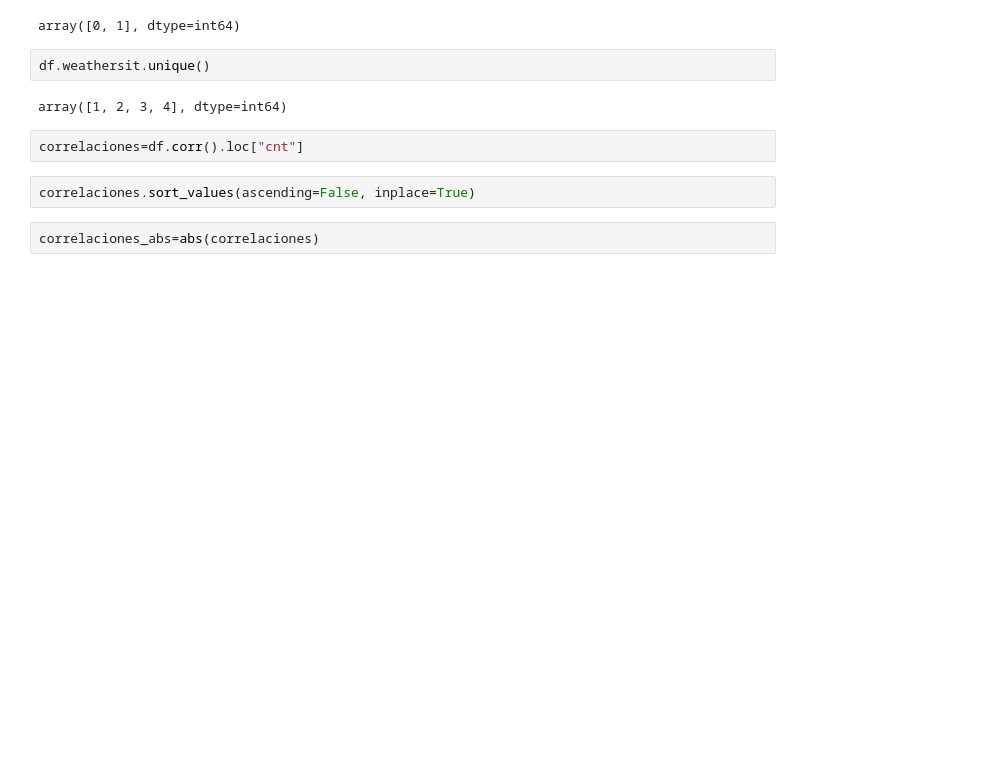
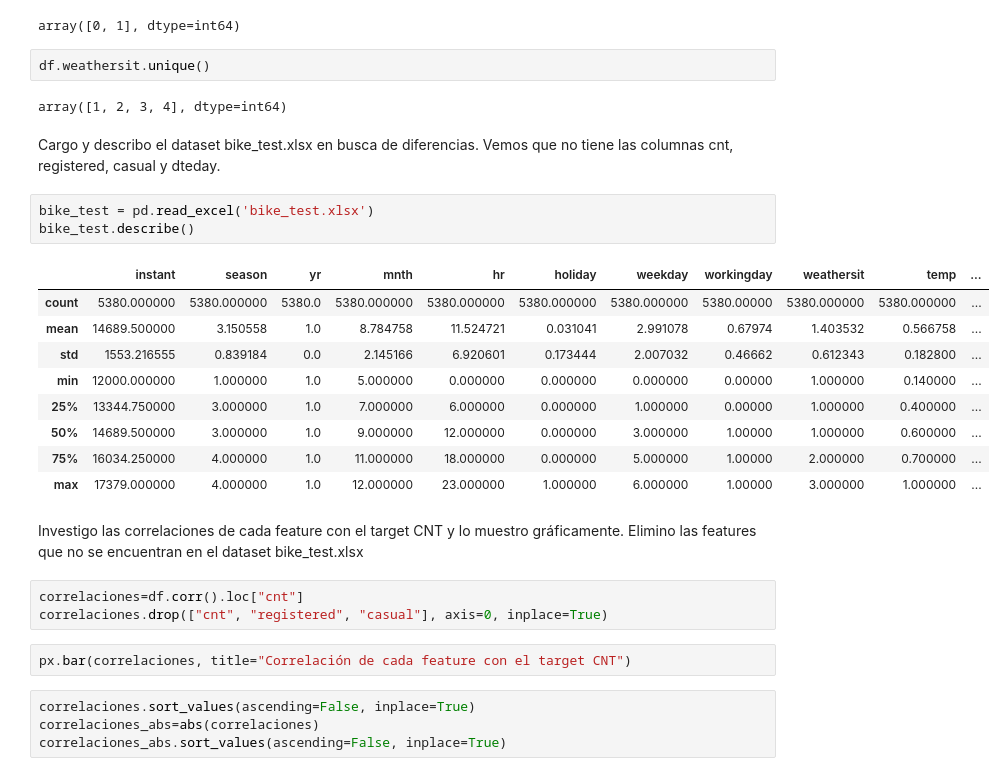
Before and after one commit to dfrankram/Datathon, a Jupyter notebook: EDA.ipynb, the cells around one changed output. Saved outputs shown, nothing was run; the diff lists cells and outputs as text; blank space fills up the shorter version.

```diff
--- a/EDA.ipynb
+++ b/EDA.ipynb
@@ -104,9 +107,29 @@ array([0, 1], dtype=int64)
 df.weathersit.unique()
 # %% [output]
 array([1, 2, 3, 4], dtype=int64)
+# %% [markdown]
+Cargo y describo el dataset bike_test.xlsx en busca de diferencias. Vemos que no tiene las columnas cnt, registered, casual y dteday.
+# %%
+bike_test = pd.read_excel('bike_test.xlsx')
+bike_test.describe()
+# %% [output]
+|  | instant | season | yr | mnth | hr | holiday | weekday | workingday | weathersit | temp | ... |
+| count | 5380.000000 | 5380.000000 | 5380.0 | 5380.000000 | 5380.000000 | 5380.000000 | 5380.000000 | 5380.00000 | 5380.000000 | 5380.000000 | ... |
+| mean | 14689.500000 | 3.150558 | 1.0 | 8.784758 | 11.524721 | 0.031041 | 2.991078 | 0.67974 | 1.403532 | 0.566758 | ... |
+| std | 1553.216555 | 0.839184 | 0.0 | 2.145166 | 6.920601 | 0.173444 | 2.007032 | 0.46662 | 0.612343 | 0.182800 | ... |
+| min | 12000.000000 | 1.000000 | 1.0 | 5.000000 | 0.000000 | 0.000000 | 0.000000 | 0.00000 | 1.000000 | 0.140000 | ... |
+| 25% | 13344.750000 | 3.000000 | 1.0 | 7.000000 | 6.000000 | 0.000000 | 1.000000 | 0.00000 | 1.000000 | 0.400000 | ... |
+| 50% | 14689.500000 | 3.000000 | 1.0 | 9.000000 | 12.000000 | 0.000000 | 3.000000 | 1.00000 | 1.000000 | 0.600000 | ... |
+| 75% | 16034.250000 | 4.000000 | 1.0 | 11.000000 | 18.000000 | 0.000000 | 5.000000 | 1.00000 | 2.000000 | 0.700000 | ... |
+| max | 17379.000000 | 4.000000 | 1.0 | 12.000000 | 23.000000 | 1.000000 | 6.000000 | 1.00000 | 3.000000 | 1.000000 | ... |
+# %% [markdown]
+Investigo las correlaciones de cada feature con el target CNT y lo muestro gráficamente. Elimino las features que no se encuentran en el dataset bike_test.xlsx
 # %%
 correlaciones=df.corr().loc["cnt"]
+correlaciones.drop(["cnt", "registered", "casual"], axis=0, inplace=True)
+# %%
+px.bar(correlaciones, title="Correlación de cada feature con el target CNT")
 # %%
 correlaciones.sort_values(ascending=False, inplace=True)
+correlaciones_abs=abs(correlaciones)
+correlaciones_abs.sort_values(ascending=False, inplace=True)
-# %%
-correlaciones_abs=abs(correlaciones)
```
Also changed, not shown: parts of 10 cells of this notebook, 3 other files.
